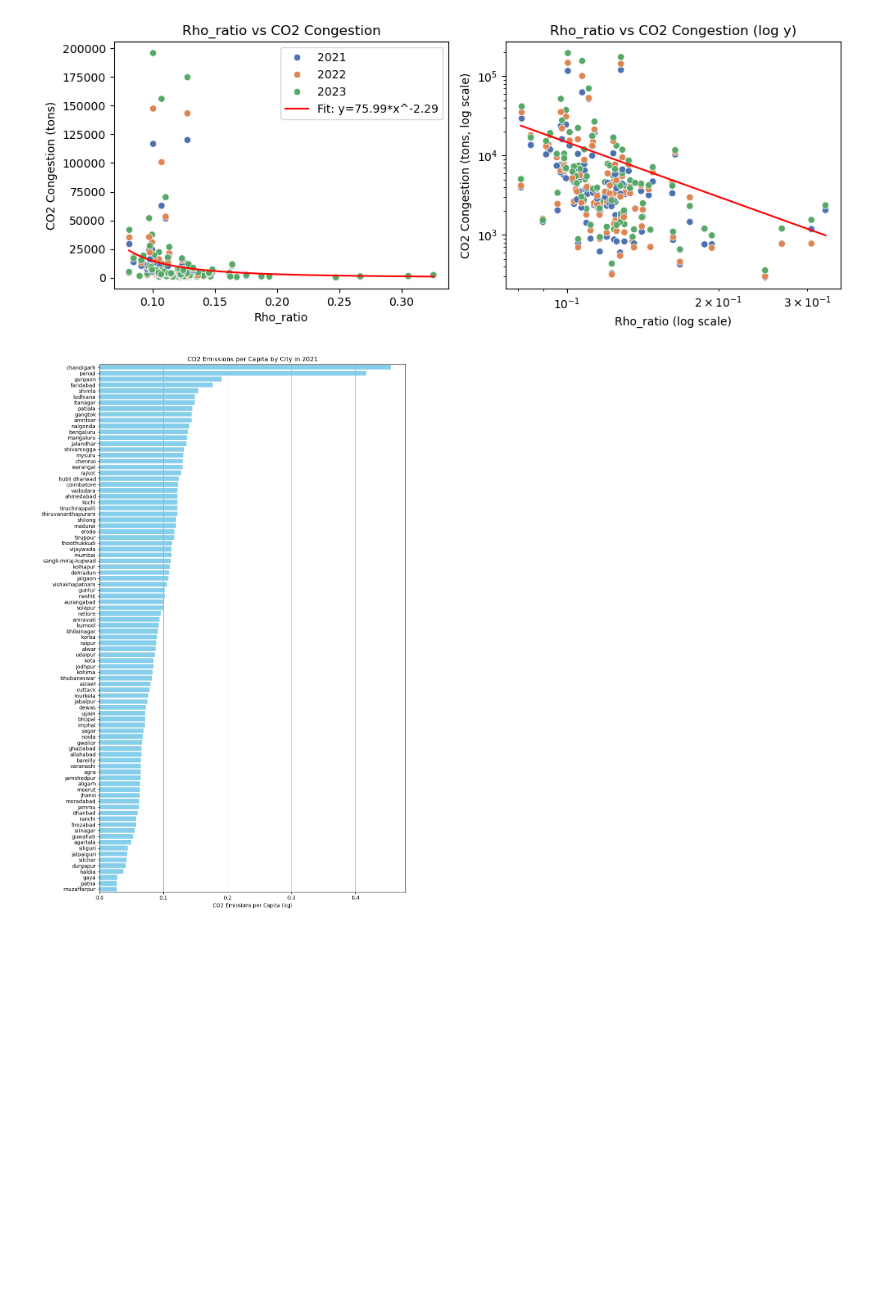
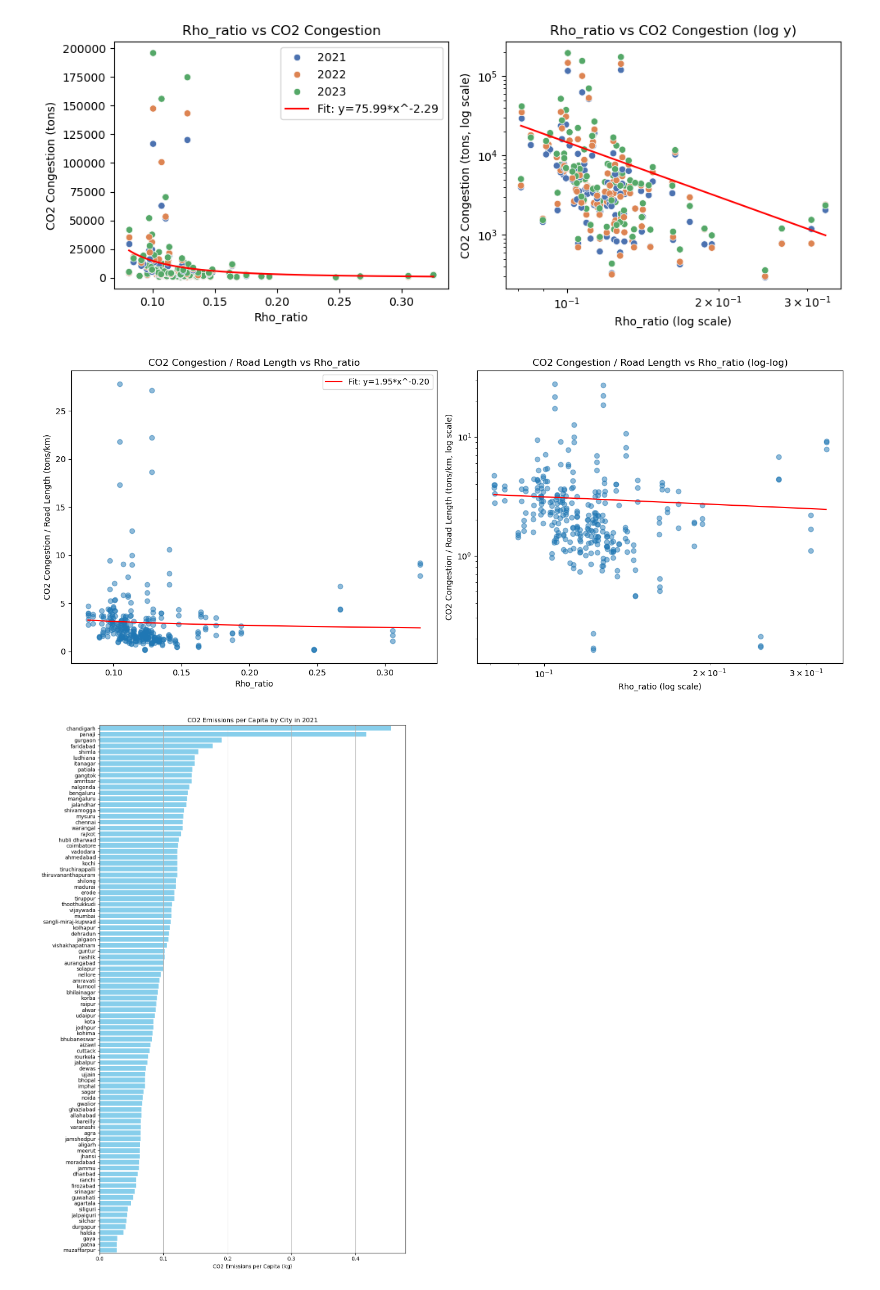
Before and after one commit to rohithteja/cities, a Jupyter notebook: 2.powerlaw.ipynb, the cells around one changed output. Drawn from its saved outputs; the diff is of its cells as text; code cells hidden in the pictures; blank space fills up the shorter version.

Commit message:
power law

```diff
--- a/2.powerlaw.ipynb
+++ b/2.powerlaw.ipynb
@@ -424,6 +424,44 @@ axs[1].set_yscale('log')
 plt.tight_layout()
 plt.savefig('data/gini/co2_comparison/4.png', dpi=300, bbox_inches='tight')
 plt.close()
+# %%
+# Remove rows with zero or negative rho_ratio or co2_congestion for fitting
+df_fit = df_gini_co2.copy()
+xdata = df_fit['rho_ratio'].values
+ydata = df_fit['co2_congestion'] / df_fit['road_length_km']
+# Fit power law
+popt, pcov = curve_fit(power_law, xdata, ydata)
+a, b = popt
+
+fig, axs = plt.subplots(1, 2, figsize=(14, 6))
+
+# Linear scale
+axs[0].scatter(df_gini_co2['rho_ratio'], df_gini_co2['co2_congestion'] / df_gini_co2['road_length_km'], alpha=0.5)
+axs[0].set_xlabel('Rho_ratio')
+axs[0].set_ylabel('CO2 Congestion / Road Length (tons/km)')
+axs[0].set_title('CO2 Congestion / Road Length vs Rho_ratio')
+
+# Log-log scale
+axs[1].scatter(df_gini_co2['rho_ratio'], df_gini_co2['co2_congestion'] / df_gini_co2['road_length_km'], alpha=0.5)
+axs[1].set_xscale('log')
+axs[1].set_yscale('log')
+axs[1].set_xlabel('Rho_ratio (log scale)')
+axs[1].set_ylabel('CO2 Congestion / Road Length (tons/km, log scale)')
+axs[1].set_title('CO2 Congestion / Road Length vs Rho_ratio (log-log)')
+
+# Plot the power law fit on top of the scatter plots
+x_fit = np.linspace(df_fit['rho_ratio'].min(), df_fit['rho_ratio'].max(), 200)
+y_fit = a * np.power(x_fit, b)
+# Linear scale plot
+axs[0].plot(x_fit, y_fit, color='red', label=f'Fit: y={a:.2f}*x^{b:.2f}')
+axs[0].legend()
+# Log scale plot
+axs[1].plot(x_fit, y_fit, color='red')
+
+plt.tight_layout()
+plt.savefig('data/gini/co2_comparison/5.png', dpi=300, bbox_inches='tight')
+# %% [output]
+[figure, added]
 # %%
 city_latlon = {
     "kohima": (25.6747, 94.1100),
```
Also changed, not shown: 4 other files.
